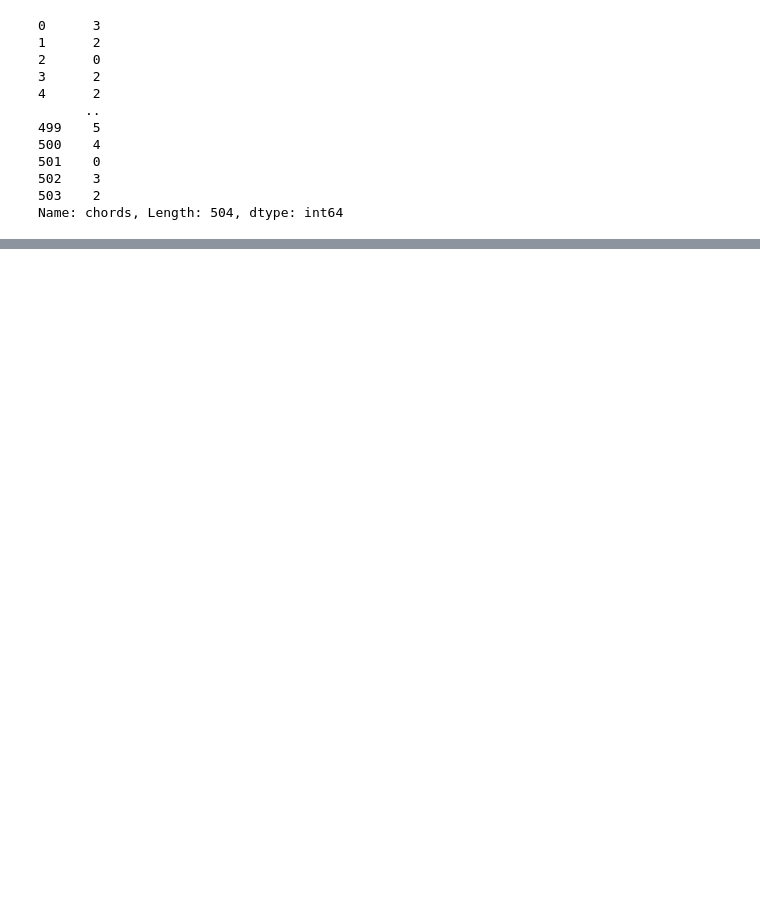
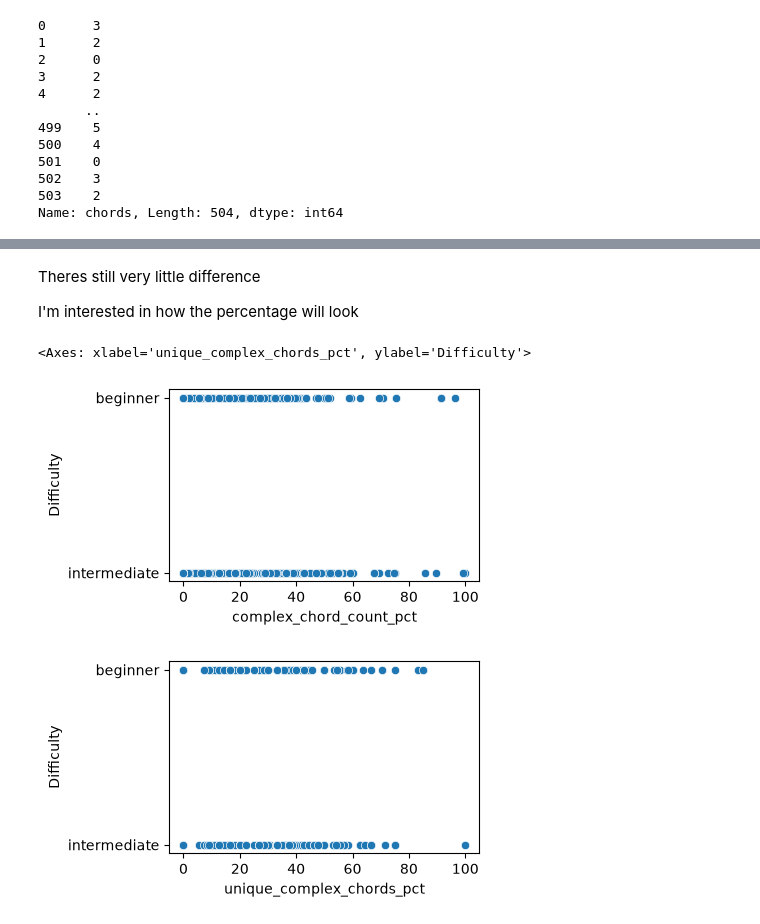
Before and after one commit to TiffanyBee/guitar_difficulty_predictor, a Jupyter notebook: 01_data_matching.ipynb, the cells around one changed output, grey strips where cells are left out. Cells and saved outputs as stored; diff of their text form; code cells hidden in the pictures; blank space fills up the shorter version.

```diff
--- a/01_data_matching.ipynb
+++ b/01_data_matching.ipynb
@@ -551,0 +597,16 @@ combined.head()
+# %% [markdown]
+Theres still very little difference
+
+I'm interested in how the percentage will look
+# %%
+# Count
+plt.figure(figsize=(4,2.5))
+sns.scatterplot(x=combined.complex_chord_count_pct, y=combined["Difficulty"])
+
+# Unique
+plt.figure(figsize=(4,2.5))
+sns.scatterplot(x=combined.unique_complex_chords_pct, y=combined["Difficulty"])
+# %% [output]
+<Axes: xlabel='unique_complex_chords_pct', ylabel='Difficulty'>
+[figure, added]
+[figure, added]
```
Also changed, not shown: parts of 47 cells of this notebook.
